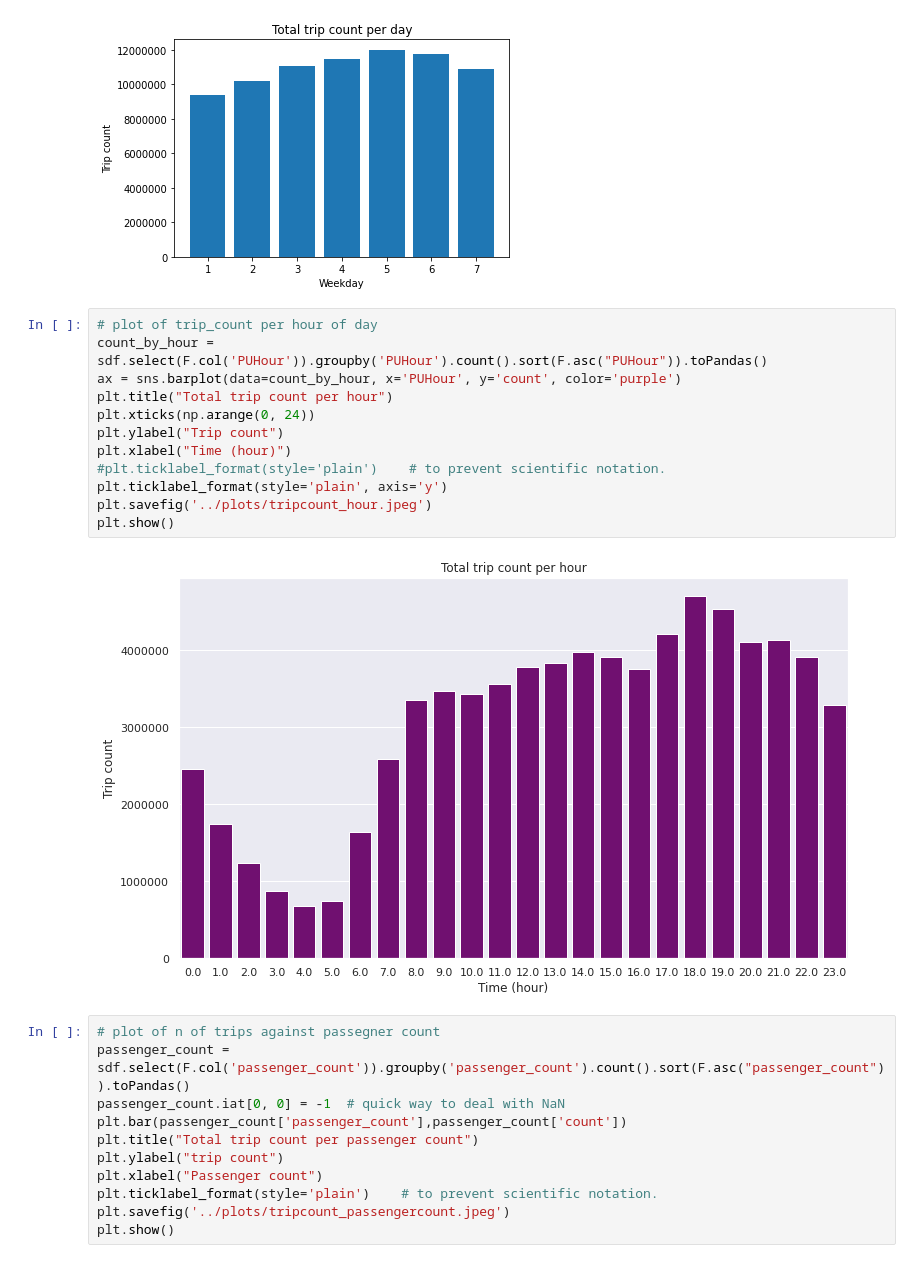
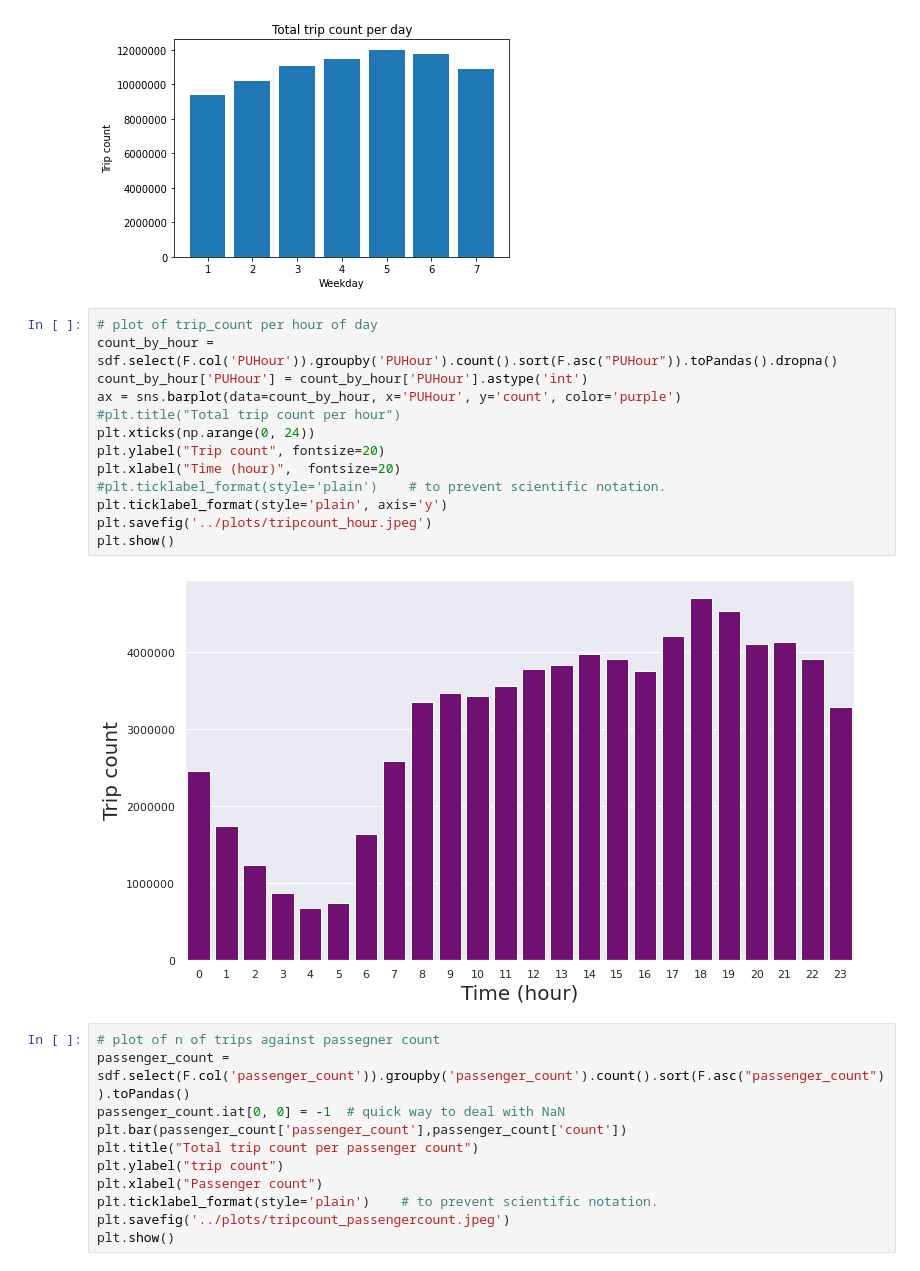
Before and after one commit to MAST30034-Applied-Data-Science/mast30034-project-1-ToomasRo, a Jupyter notebook: notebooks/cleaning.ipynb, the cells around one changed output. Cells and saved outputs as stored; diff of their text form.

```diff
--- a/notebooks/cleaning.ipynb
+++ b/notebooks/cleaning.ipynb
@@ -272,18 +272,19 @@ plt.show()
 [figure]
 # %%
 # plot of trip_count per hour of day
-count_by_hour = sdf.select(F.col('PUHour')).groupby('PUHour').count().sort(F.asc("PUHour")).toPandas()
+count_by_hour = sdf.select(F.col('PUHour')).groupby('PUHour').count().sort(F.asc("PUHour")).toPandas().dropna()
+count_by_hour['PUHour'] = count_by_hour['PUHour'].astype('int')
 ax = sns.barplot(data=count_by_hour, x='PUHour', y='count', color='purple')
-plt.title("Total trip count per hour")
+#plt.title("Total trip count per hour")
 plt.xticks(np.arange(0, 24))
-plt.ylabel("Trip count")
-plt.xlabel("Time (hour)")
+plt.ylabel("Trip count", fontsize=20)
+plt.xlabel("Time (hour)",  fontsize=20)
 #plt.ticklabel_format(style='plain')    # to prevent scientific notation.
 plt.ticklabel_format(style='plain', axis='y')
 plt.savefig('../plots/tripcount_hour.jpeg')
 plt.show()
 # %% [output]
-[figure, old version]
+[figure, new version]
 # %%
 # plot of n of trips against passegner count
 passenger_count = sdf.select(F.col('passenger_count')).groupby('passenger_count').count().sort(F.asc("passenger_count")).toPandas()
```
Also changed, not shown: parts of 3 cells of this notebook, 2 other files.
